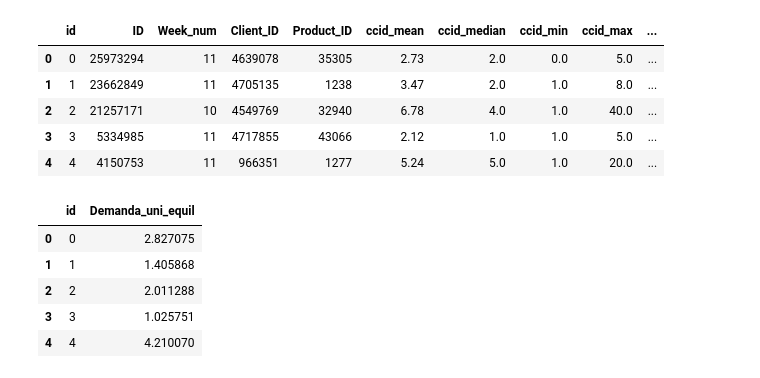
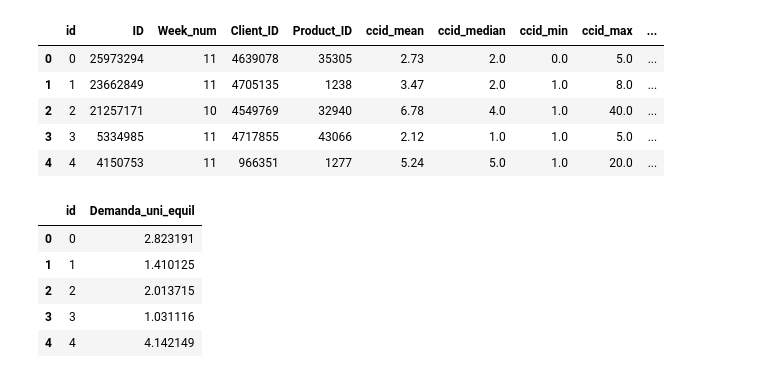
Before and after one commit to ElliotBlackstone/EWinter25_Product_Inventory, a Jupyter notebook: xgboost_final_minmaxgrid_EB.ipynb, the cells around one changed output. Cells and saved outputs as stored; diff of their text form; code cells hidden in the pictures.

```diff
--- a/xgboost_final_minmaxgrid_EB.ipynb
+++ b/xgboost_final_minmaxgrid_EB.ipynb
@@ -330,19 +371,3 @@ test_pred[test_pred < 0] = 0
 print(rmsle(test_pred, y_train))
 # %% [output]
 0.45589066958555435
-# %%
-dtrain = xgb.DMatrix(X_train, label=y_train, enable_categorical=True)
-
-params = {'max_depth': 10,
-          'eta': 0.05,
-          'objective': 'reg:squaredlogerror',
-          #'device': 'cuda',
-          #'tree_method': 'gpu_hist'
-          }
-
-model = xgb.train(params, dtrain, num_boost_round=100)
-
-test_pred = model.predict(xgb.DMatrix(X_train, enable_categorical=True))
-test_pred[test_pred < 0] = 0
-
-print(rmsle(test_pred, y_train))
@@ -373,15 +399,12 @@ test['cpid_median'] = test['cpid'].map(pidmapping)
 
 del cidmapping, pidmapping
 
-test = test[['id', 'ID', 'Week_num', 'Client_ID', 'Product_ID', 'ccid_mean', 'ccid_median', 'ccid_min', 'ccid_max', 'cpid_mean', 'cpid_median']].sort_values(by='id')
-test.reset_index(drop=True, inplace=True)
-
 
 # get adjusted demand from previous weeks
-lagmap = pd.Series(trainIDdf[['ID', 'Wk_7_dem']].set_index('ID')['Wk_7_dem'], index=trainIDdf['ID'].tolist()).to_dict()
+lagmap = pd.Series(trainIDdf[['ID', 'lag_2']].set_index('ID')['lag_2'], index=trainIDdf['ID'].tolist()).to_dict()
 test['lag_3'] = test['ID'].map(lagmap)
 
-lagmap = pd.Series(trainIDdf[['ID', 'Wk_8_dem']].set_index('ID')['Wk_8_dem'], index=trainIDdf['ID'].tolist()).to_dict()
+lagmap = pd.Series(trainIDdf[['ID', 'lag_1']].set_index('ID')['lag_1'], index=trainIDdf['ID'].tolist()).to_dict()
 test['lag_2'] = test['ID'].map(lagmap)
 
 lagmap = pd.Series(trainIDdf[['ID', 'Wk_9_dem']].set_index('ID')['Wk_9_dem'], index=trainIDdf['ID'].tolist()).to_dict()
@@ -390,6 +413,10 @@ test['lag_1'] = test['ID'].map(lagmap)
 del lagmap
 
 
+test = test[['id', 'ID', 'Week_num'] + features].sort_values(by='id')
+test.reset_index(drop=True, inplace=True)
+
+
 test['Client_ID'] = test['Client_ID'].astype('category')
 test['Product_ID'] = test['Product_ID'].astype('category')
 
@@ -404,6 +433,6 @@ test.head()
 # %%
 # week 10 test data then make the prediction
-X_test_wk10 = xgb.DMatrix(test[test['Week_num'] == 10].iloc[:, 3:], enable_categorical=True)
+X_test_wk10 = xgb.DMatrix(test[test['Week_num'] == 10][features], enable_categorical=True)
 predictions_10 = model.predict(X_test_wk10)
 
 
@@ -416,7 +445,7 @@ test.loc[test['Week_num'] == 10, 'wk_10_pred_dem'] = predictions_10
 test_wk11 = test[test['Week_num'] == 11].copy(deep=True)
 test_wk11.drop(['lag_3'], axis=1, inplace=True)
 test_wk11.rename(columns={'lag_2': 'lag_3', 'lag_1': 'lag_2', 'wk_10_pred_dem': 'lag_1'}, inplace=True)
-X_test_wk11 = xgb.DMatrix(test_wk11.iloc[:, 3:], enable_categorical=True)
+X_test_wk11 = xgb.DMatrix(test_wk11[features], enable_categorical=True)
 
 predictions_11 = model.predict(X_test_wk11)
 
@@ -432,23 +461,23 @@ test.head()
 | 2 | 2 | 21257171 | 10 | 4549769 | 32940 | 6.78 | 4.0 | 1.0 | 40.0 | ... |
 | 3 | 3 | 5334985 | 11 | 4717855 | 43066 | 2.12 | 1.0 | 1.0 | 5.0 | ... |
 | 4 | 4 | 4150753 | 11 | 966351 | 1277 | 5.24 | 5.0 | 1.0 | 20.0 | ... |
-# %%
-# make the submission file!
-# Kaggle score is 0.49168
-
-submission = pd.DataFrame()
-
-submission['id'] = np.arange(len(test))
-submission['Demanda_uni_equil'] = test['wk_10_pred_dem'].combine_first(test['wk_11_pred_dem'])
-submission.loc[submission['Demanda_uni_equil'] < 0, 'Demanda_uni_equil'] = 0
-
-submission.to_csv("xgb_prediction_final_minmax_5.csv", index=False)
-
-submission.head()
-# %% [output]
-|  | id | Demanda_uni_equil |
-| 0 | 0 | 2.827075 |
-| 1 | 1 | 1.405868 |
-| 2 | 2 | 2.011288 |
-| 3 | 3 | 1.025751 |
-| 4 | 4 | 4.210070 |
+# %%
+# make the submission file!
+# Kaggle score is 0.49168
+
+submission = pd.DataFrame()
+
+submission['id'] = np.arange(len(test))
+submission['Demanda_uni_equil'] = test['wk_10_pred_dem'].combine_first(test['wk_11_pred_dem'])
+submission.loc[submission['Demanda_uni_equil'] < 0, 'Demanda_uni_equil'] = 0
+
+submission.to_csv("xgb_prediction_final_minmax_6.csv", index=False)
+
+submission.head()
+# %% [output]
+|  | id | Demanda_uni_equil |
+| 0 | 0 | 2.823191 |
+| 1 | 1 | 1.410125 |
+| 2 | 2 | 2.013715 |
+| 3 | 3 | 1.031116 |
+| 4 | 4 | 4.142149 |
```
Also changed, not shown: parts of 19 cells of this notebook, 1 other file.
